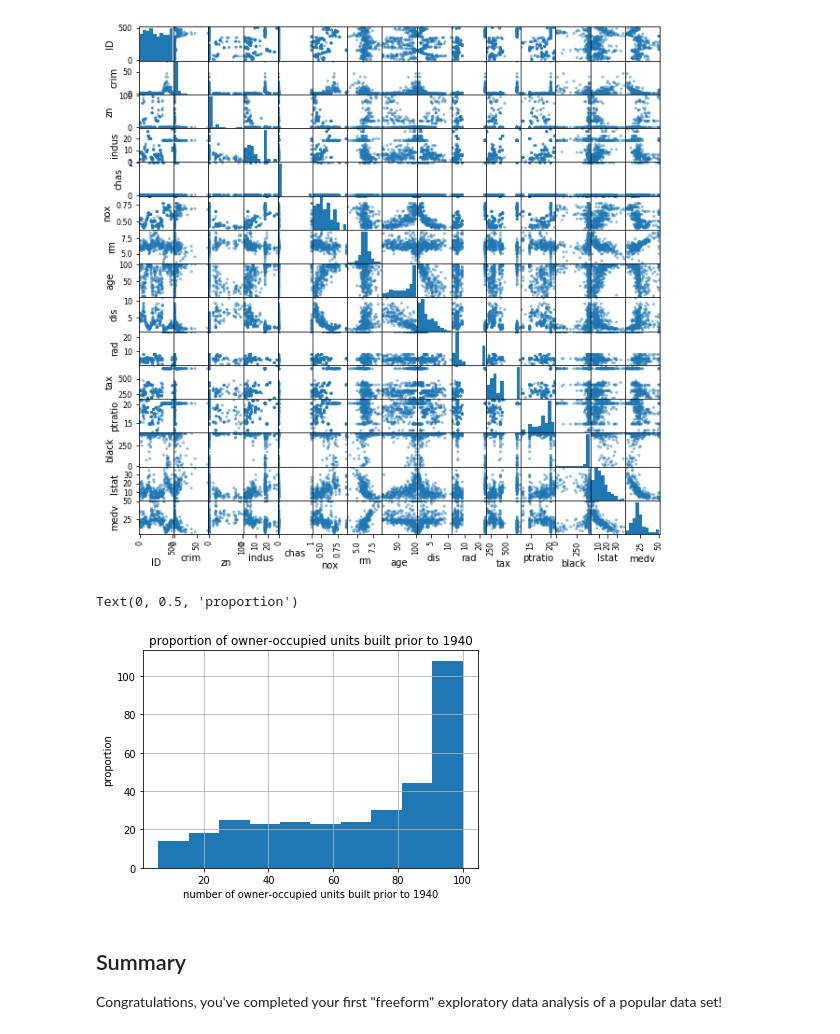
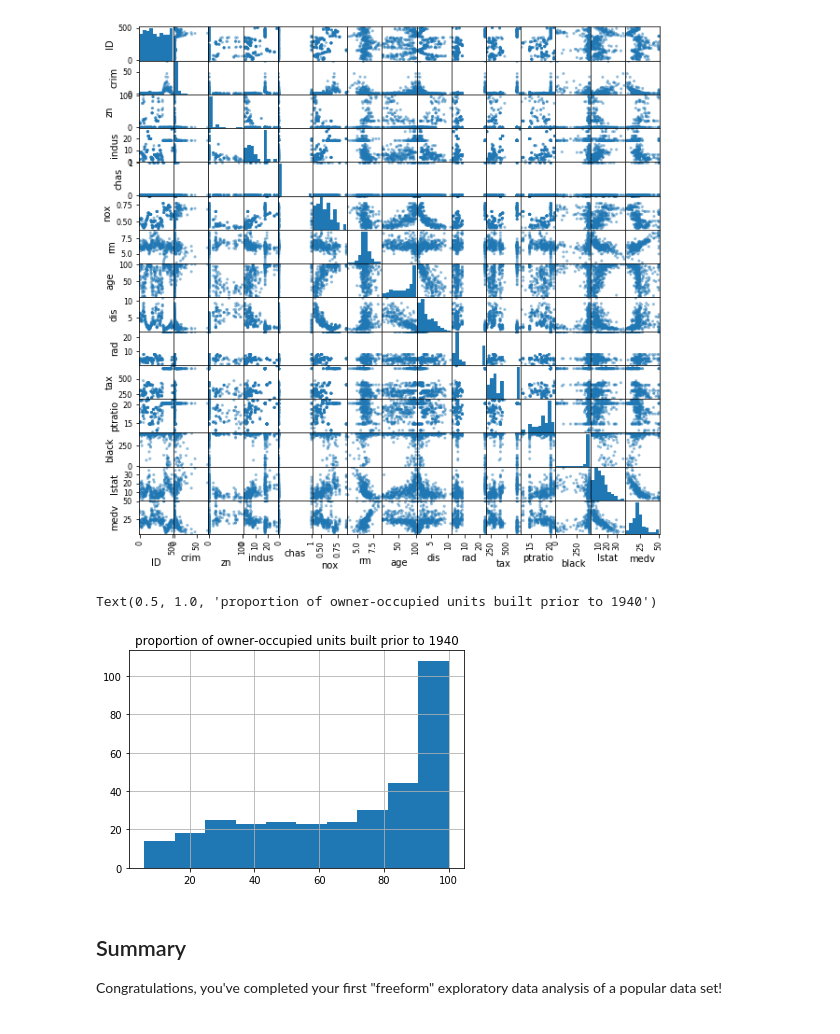
Before and after one commit to Rimab55/dsc-1-03-16-eda-with-pandas-using-the-boston-housing-data-lab-nyc-ds-career-012819, a Jupyter notebook: index.ipynb, the cells around one changed output. Saved outputs shown, nothing was run; the diff lists cells and outputs as text; code cells hidden in the pictures.

```diff
--- a/index.ipynb
+++ b/index.ipynb
@@ -112,10 +112,9 @@ import seaborn as sns
 # %%
 df.age.hist();
 plt.title('proportion of owner-occupied units built prior to 1940')
-plt.xlabel('number of owner-occupied units built prior to 1940')
 # %% [output]
-Text(0, 0.5, 'proportion')
+Text(0.5, 1.0, 'proportion of owner-occupied units built prior to 1940')
-[figure, old version]
+[figure, new version]
 # %% [markdown]
 ## Summary
 
```
